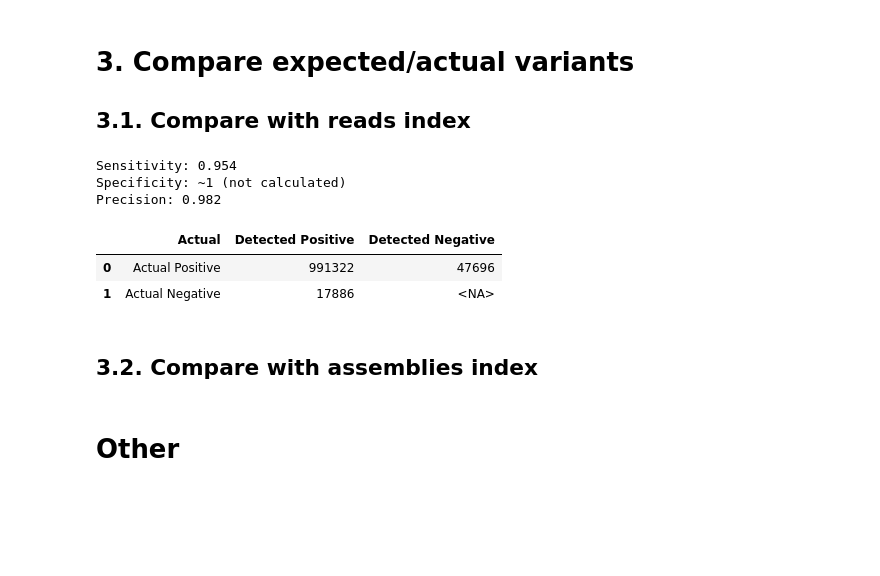
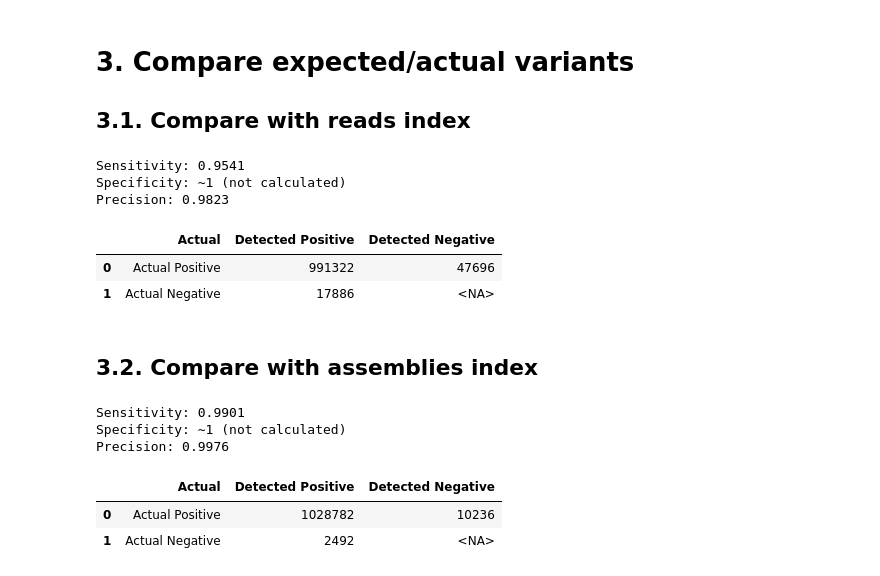
Before and after one commit to apetkau/genomics-data-index-evaluation-manuscript, a Jupyter notebook: evaluations/simulation/4-variants-comparison.ipynb, the cells around one changed output. Saved outputs shown, nothing was run; the diff lists cells and outputs as text; code cells hidden in the pictures; blank space fills up the shorter version.

```diff
--- a/evaluations/simulation/4-variants-comparison.ipynb
+++ b/evaluations/simulation/4-variants-comparison.ipynb
@@ -134,30 +138,41 @@ def compare_expected_actual(actual_sample_variants: Set[str]) -> pd.DataFrame:
     #specificity = len(true_negatives) / (len(true_negatives) + len(false_positives))
     specificity = '~1 (not calculated)'
 
-    print(f'Sensitivity: {sensitivity:0.3f}')
+    print(f'Sensitivity: {sensitivity:0.4f}')
     print(f'Specificity: {specificity}')
-    print(f'Precision: {precision:0.3f}')
+    print(f'Precision: {precision:0.4f}')
 
     comparison_df = pd.DataFrame([
         ['Actual Positive', len(true_positives), len(false_negatives)],
         ['Actual Negative', len(false_positives), pd.NA]
     ], columns=['Actual', 'Detected Positive', 'Detected Negative'])
 
-    return comparison_df
+    data = {
+        'tp': true_positives,
+        'fp': false_positives,
+        'fn': false_negatives
+    }
 
-comparison_reads_df = compare_expected_actual(actual_sample_variants_reads)
+    return comparison_df, data
+
+comparison_reads_df, data_reads = compare_expected_actual(actual_sample_variants_reads)
 comparison_reads_df
 # %% [output]
-Sensitivity: 0.954
+Sensitivity: 0.9541
 Specificity: ~1 (not calculated)
-Precision: 0.982
+Precision: 0.9823
 |  | Actual | Detected Positive | Detected Negative |
 | 0 | Actual Positive | 991322 | 47696 |
 | 1 | Actual Negative | 17886 | <NA> |
 # %% [markdown]
 ## 3.2. Compare with assemblies index
 # %%
-comparison_assemblies_df = compare_expected_actual(actual_sample_variants_assemblies)
+comparison_assemblies_df, data_assemblies = compare_expected_actual(actual_sample_variants_assemblies)
 comparison_assemblies_df
+# %% [output]
+Sensitivity: 0.9901
+Specificity: ~1 (not calculated)
+Precision: 0.9976
+|  | Actual | Detected Positive | Detected Negative |
+| 0 | Actual Positive | 1028782 | 10236 |
+| 1 | Actual Negative | 2492 | <NA> |
-# %% [markdown]
-# Other
```
Also changed, not shown: parts of 4 cells of this notebook, 2 other files.
